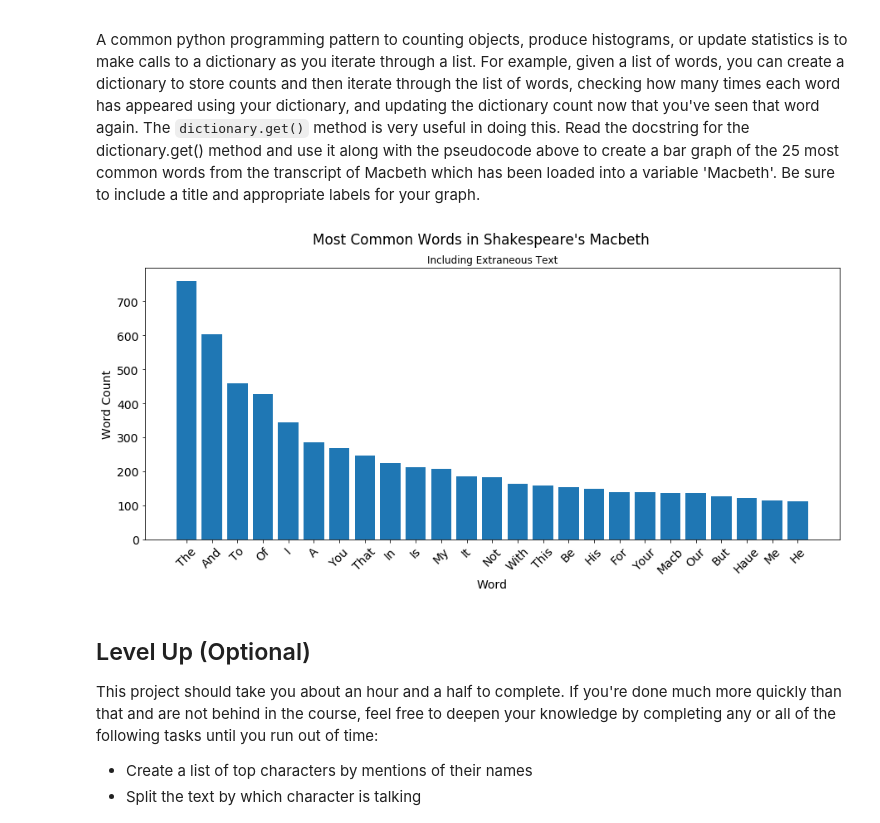
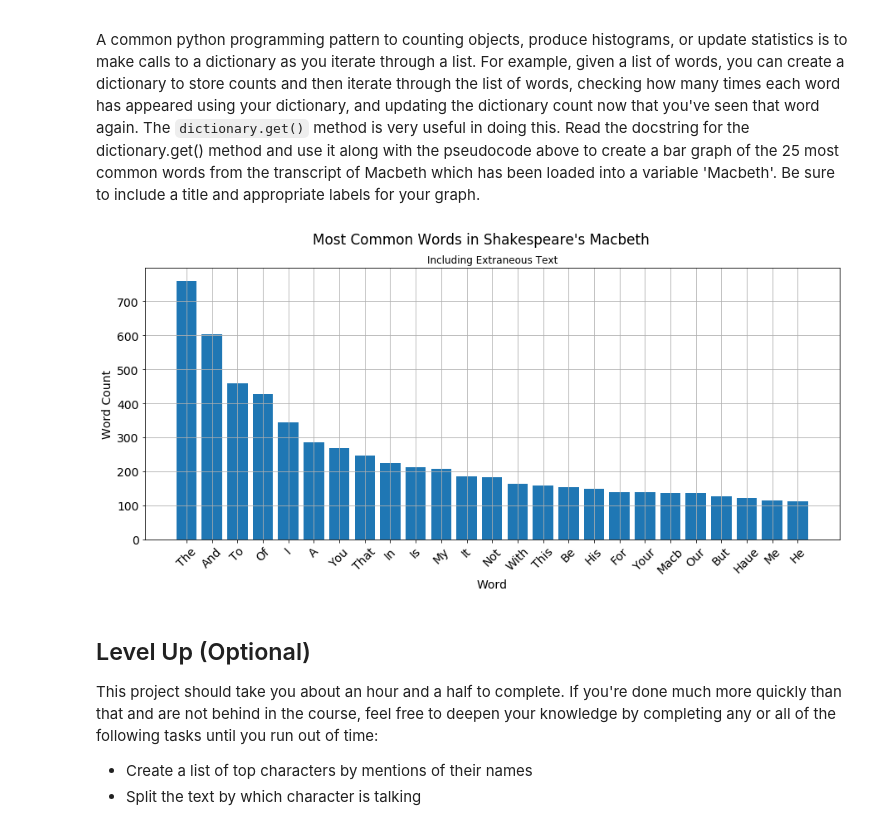
Before and after one commit to Atksmith88/dsc-analyzing-macbeth-project-online-ds-ft-090919, a Jupyter notebook: index.ipynb, the cells around one changed output. Drawn from its saved outputs; the diff is of its cells as text; code cells hidden in the pictures.

Commit message:
Updated bar graph to include grid lines.

```diff
--- a/index.ipynb
+++ b/index.ipynb
@@ -69,35 +69,35 @@ for i in range(0, 25):
     y_values.append(list(sorted(macbeth_dict.values(), reverse = True))[i])
 
 x_values = []
 
 for num in y_values:
     matching_key = [key for key, value in macbeth_dict.items() if value == num]
     if matching_key[0].capitalize() not in x_values:
         x_values.append(matching_key[0].capitalize())
     else:
         x_values.append(matching_key[1].capitalize())
 
 
 plt.figure(figsize = (15,6))
 plt.rc('font', size=14)
 plt.xticks(rotation=45)
 plt.bar(x_values, y_values)
 plt.xlabel("Word")
 plt.ylabel("Word Count")
 plt.suptitle("Most Common Words in Shakespeare's Macbeth")
 plt.title("Including Extraneous Text", fontsize=12)
-
+plt.grid()
 plt.show()
 
 # Pseudo-code Outline
 # Split the transcript into words
 # Create a dictionary
 # Iterate through the text of Macbeth
 # Update word counts
 # Create Bar Graph
 # Include descriptive titles and labels
 # %% [output]
-[figure, old version]
+[figure, new version]
 # %% [markdown]
 ## Level Up (Optional)
 This project should take you about an hour and a half to complete. If you're done much more quickly than that and are not behind in the course, feel free to deepen your knowledge by completing any or all of the following tasks until you run out of time:
```
